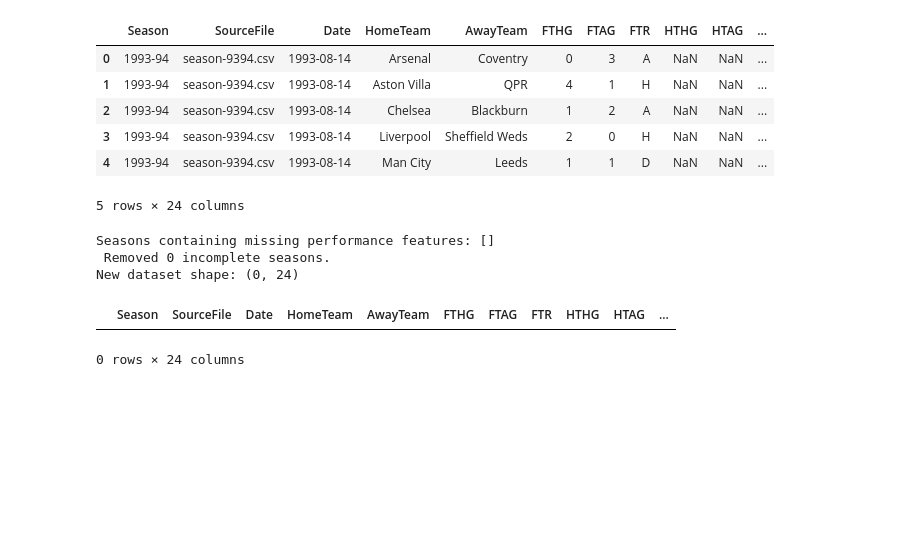
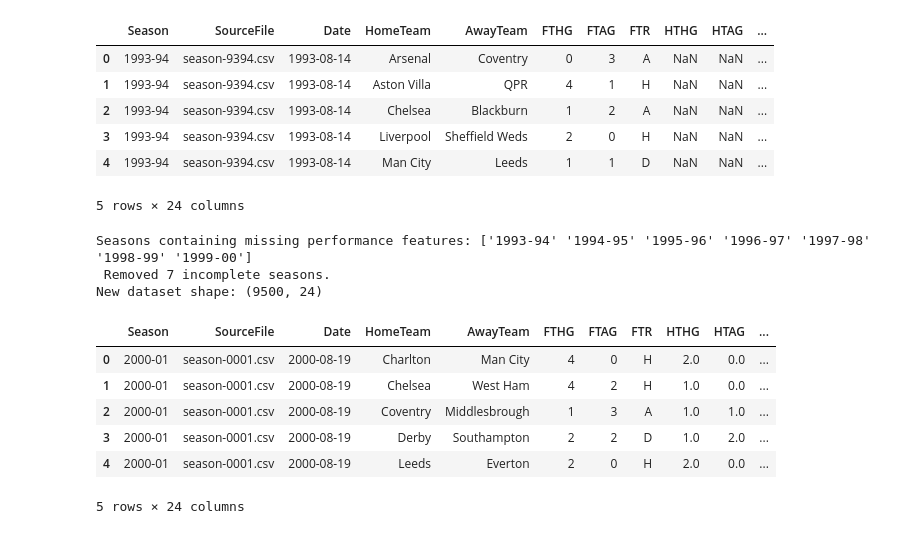
Before and after one commit to AtfastrSlushyMaker/pl-standings-prediction-project, a Jupyter notebook: notebooks/data_preparation.ipynb, the cells around one changed output. Saved outputs shown, nothing was run; the diff lists cells and outputs as text; code cells hidden in the pictures; blank space fills up the shorter version.

```diff
--- a/notebooks/data_preparation.ipynb
+++ b/notebooks/data_preparation.ipynb
@@ -16,19 +16,30 @@ df.head()
 | 4 | 1993-94 | season-9394.csv | 1993-08-14 | Man City | Leeds | 1 | 1 | D | NaN | NaN | ... |
 5 rows × 24 columns
 # %%
-#Keep the seasons where all key performance indicators are available
+# --- KEEP ONLY COMPLETE SEASONS
 performance_features = ['HS','AS','HST','AST','HF','AF','HC','AC','HY','AY','HR','AR']
+
+# Identify incomplete seasons (those with missing performance data)
 seasons_with_missing = df.loc[df[performance_features].isnull().any(axis=1), 'Season'].unique()
 print("Seasons containing missing performance features:", seasons_with_missing)
 
-#Remove the incomplete seasons
+# Keep only seasons that are NOT in the list (the ~ symbol inverts the condition)
 df = df[~df['Season'].isin(seasons_with_missing)].reset_index(drop=True)
+
 print(f" Removed {len(seasons_with_missing)} incomplete seasons.")
 print("New dataset shape:", df.shape)
-df.tail()
 # %% [output]
-Seasons containing missing performance features: []
- Removed 0 incomplete seasons.
-New dataset shape: (0, 24)
+Seasons containing missing performance features: ['1993-94' '1994-95' '1995-96' '1996-97' '1997-98' '1998-99' '1999-00']
+ Removed 7 incomplete seasons.
+New dataset shape: (9500, 24)
-|  | Season | SourceFile | Date | HomeTeam | AwayTeam | FTHG | FTAG | FTR | HTHG | HTAG | ... |
-0 rows × 24 columns
+# %%
+df.shape
+df.head()
+# %% [output]
+|  | Season | SourceFile | Date | HomeTeam | AwayTeam | FTHG | FTAG | FTR | HTHG | HTAG | ... |
+| 0 | 2000-01 | season-0001.csv | 2000-08-19 | Charlton | Man City | 4 | 0 | H | 2.0 | 0.0 | ... |
+| 1 | 2000-01 | season-0001.csv | 2000-08-19 | Chelsea | West Ham | 4 | 2 | H | 1.0 | 0.0 | ... |
+| 2 | 2000-01 | season-0001.csv | 2000-08-19 | Coventry | Middlesbrough | 1 | 3 | A | 1.0 | 1.0 | ... |
+| 3 | 2000-01 | season-0001.csv | 2000-08-19 | Derby | Southampton | 2 | 2 | D | 1.0 | 2.0 | ... |
+| 4 | 2000-01 | season-0001.csv | 2000-08-19 | Leeds | Everton | 2 | 0 | H | 2.0 | 0.0 | ... |
+5 rows × 24 columns
```
Also changed, not shown: parts of 3 cells of this notebook.
